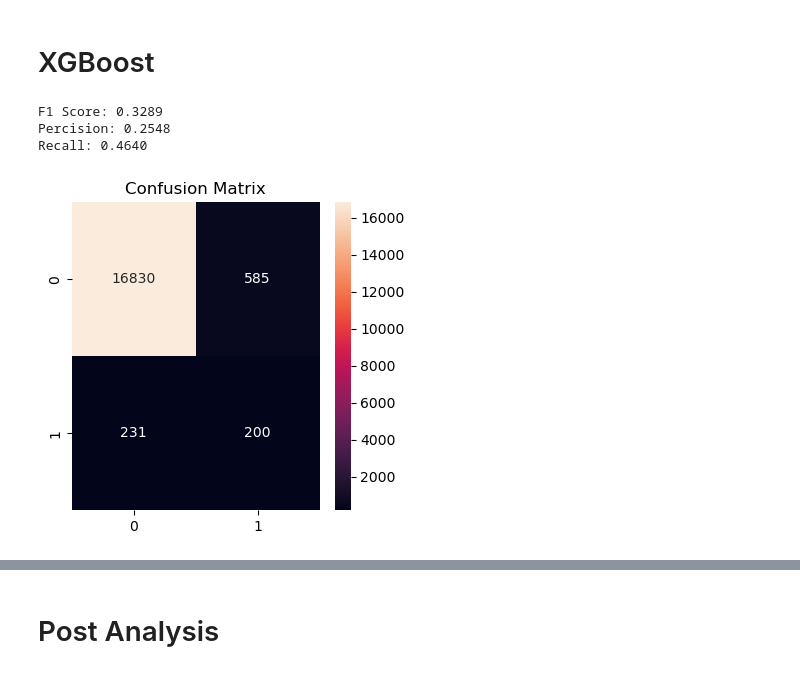
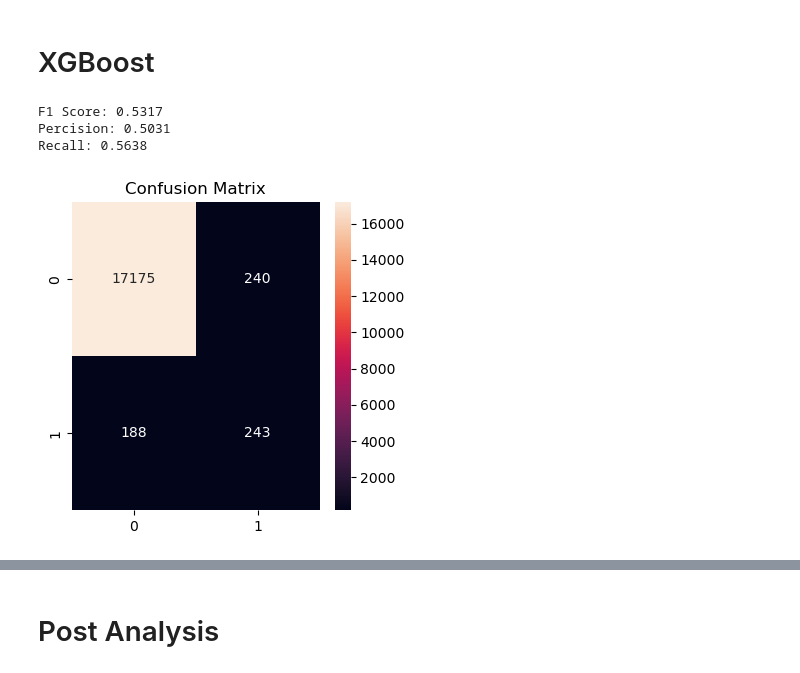
Before and after one commit to m9ko/scotiadatacomp, a Jupyter notebook: sb_analysis_final-mk.ipynb, the cells around one changed output, grey strips where cells are left out. Drawn from its saved outputs; the diff is of its cells as text; code cells hidden in the pictures.

```diff
--- a/sb_analysis_final-mk.ipynb
+++ b/sb_analysis_final-mk.ipynb
@@ -271,7 +291,7 @@ RandomForestClassifier()
 # %%
 # Greatest to least
 sort = (-rf.feature_importances_).argsort()
-featureImportanceColumns = xRF.columns[sort]
+featureImportanceColumns = X.columns[sort]
 featureImportanceValues = rf.feature_importances_[sort]
 # %%
 plt.barh(featureImportanceColumns, featureImportanceValues)
@@ -282,5 +302,5 @@ Text(0.5, 0, 'Feature Importance')
 # %%
-featureImportanceThreshold = 0.015
+featureImportanceThreshold = 0.01
 
 keepColumns = featureImportanceColumns[featureImportanceValues >= featureImportanceThreshold]
 
@@ -302,7 +348,7 @@ xTrainDS, xTestDS, yTrainDS, yTestDS = train_test_split(xImportantColumns, y, te
 
 # # the minority class will be sampled until you have 10% of the majority class
 # over = SMOTE(sampling_strategy=0.1)
-over = SMOTENC(categorical_features=np.where(xTrainDS.dtypes == 'int64')[0], sampling_strategy=0.1, random_state=0)
+over = SMOTENC(categorical_features=np.where(xTrainDS.dtypes == 'int64')[0], sampling_strategy=0.05, random_state=0)
 
 
 xSMOTE, ySMOTE = over.fit_resample(xTrainDS, yTrainDS)
@@ -319,6 +365,6 @@ New:
 Name: FRAUD_FLAG, dtype: int64
 # %%
-under = RandomUnderSampler(sampling_strategy=0.3)
+under = RandomUnderSampler(sampling_strategy=0.1)
 
 xUnder, yUnder = under.fit_resample(xSMOTE, ySMOTE)
 print(f"Original: \n{ySMOTE.value_counts()}")
@@ -411,15 +456,12 @@ xTestFP = xTest.iloc[yFP[0], :]
 # %% [markdown]
 # XGBoost
 # %%
-from sklearn.metrics import accuracy_score
-import xgboost as xgb
-
-modelXGB, cm, f1, percision, recall, xTrain, xTest, yTrain, yTest = modeling(xFinal, xTestFinal, yFinal, yTestFinal, xgb.XGBClassifier)
+modelXGB, cm, f1, percision, recall = modeling(xFinal, xTestFinal, yFinal, yTestFinal, xgb.XGBClassifier())
 # %% [output]
-F1 Score: 0.3289
-Percision: 0.2548
-Recall: 0.4640
+F1 Score: 0.5317
+Percision: 0.5031
+Recall: 0.5638
-[figure, old version]
+[figure, new version]
 # %%
 cm, f1, percision, recall
 # %%
```
Also changed, not shown: parts of 25 cells of this notebook.
